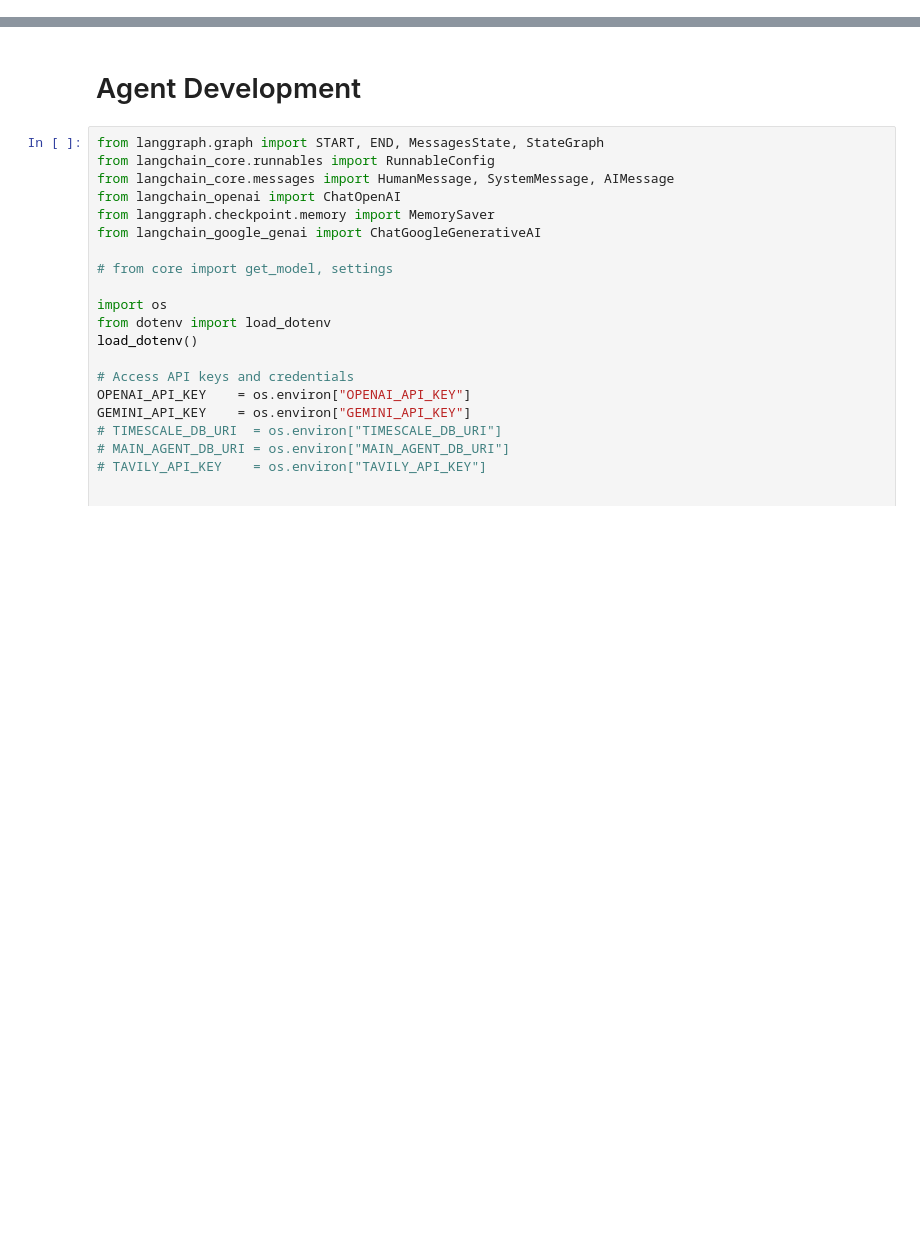
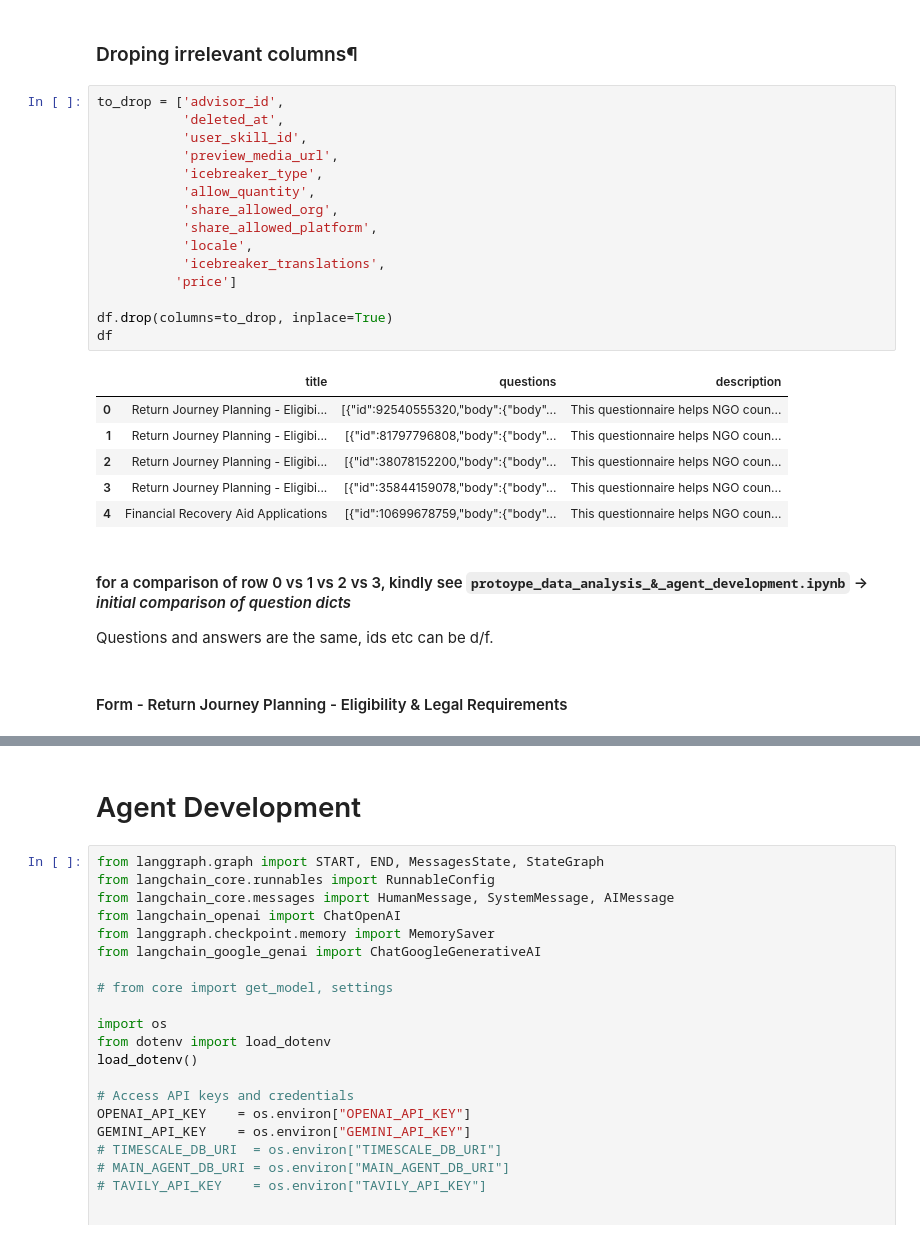
Before and after one commit to WeCareRemote/wcr-robots, a Jupyter notebook: src/agents/dev.ipynb, the cells around one changed output, grey strips where cells are left out. Cells and saved outputs as stored; diff of their text form; blank space fills up the shorter version.

```diff
--- a/src/agents/dev.ipynb
+++ b/src/agents/dev.ipynb
@@ -0,0 +17,30 @@
+# %% [markdown]
+### Droping irrelevant columns¶
+# %%
+to_drop = ['advisor_id',
+           'deleted_at',
+           'user_skill_id',
+           'preview_media_url',
+           'icebreaker_type',
+           'allow_quantity',
+           'share_allowed_org',
+           'share_allowed_platform',
+           'locale',
+           'icebreaker_translations',
+          'price']
+
+df.drop(columns=to_drop, inplace=True)
+df
+# %% [output]
+|  | title | questions | description |
+| 0 | Return Journey Planning - Eligibi... | [{"id":92540555320,"body":{"body"... | This questionnaire helps NGO coun... |
+| 1 | Return Journey Planning - Eligibi... | [{"id":81797796808,"body":{"body"... | This questionnaire helps NGO coun... |
+| 2 | Return Journey Planning - Eligibi... | [{"id":38078152200,"body":{"body"... | This questionnaire helps NGO coun... |
+| 3 | Return Journey Planning - Eligibi... | [{"id":35844159078,"body":{"body"... | This questionnaire helps NGO coun... |
+| 4 | Financial Recovery Aid Applications | [{"id":10699678759,"body":{"body"... | This questionnaire helps NGO coun... |
+# %% [markdown]
+#### for a comparison of row 0 vs 1 vs 2 vs 3, kindly see `protoype_data_analysis_&_agent_development.ipynb` -> *initial comparison of question dicts*
+
+Questions and answers are the same, ids etc can be d/f.
+# %% [markdown]
+#### Form - Return Journey Planning - Eligibility & Legal Requirements
```
Also changed, not shown: parts of 12 cells of this notebook, 4 other files.
